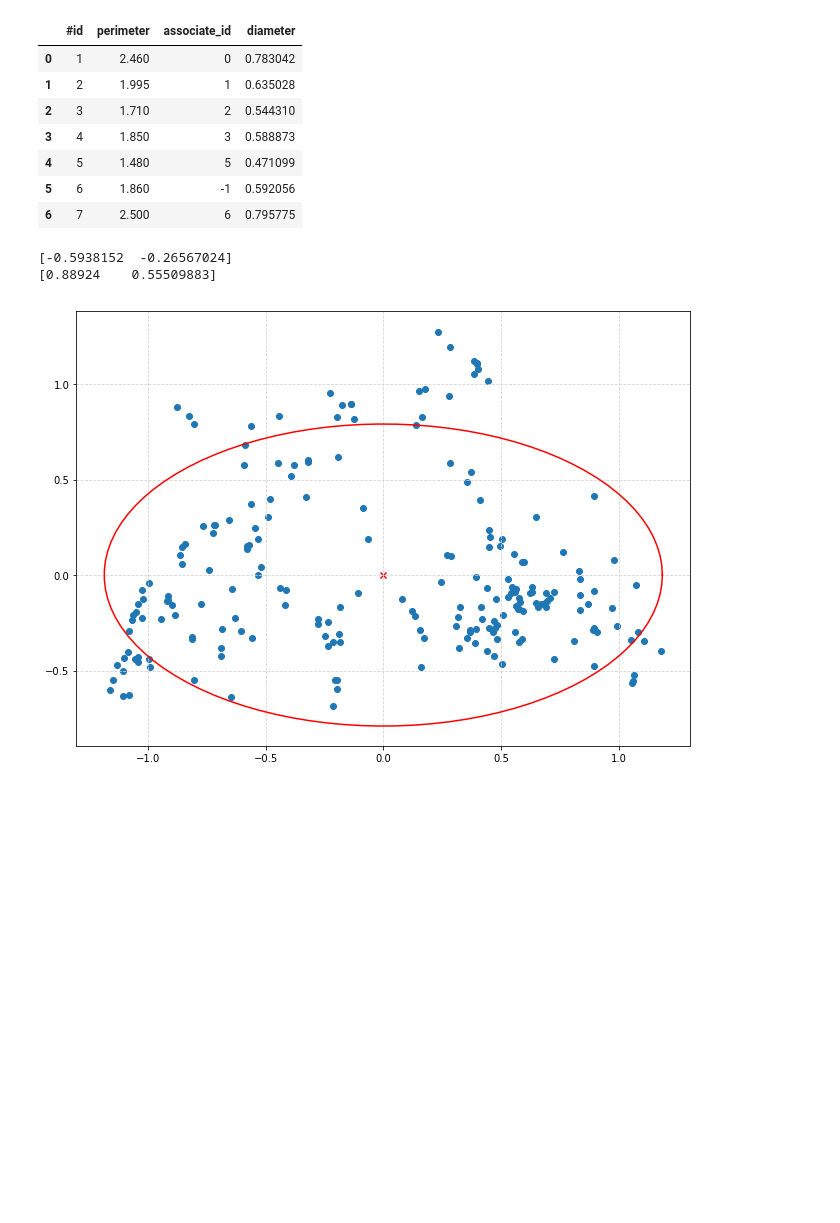
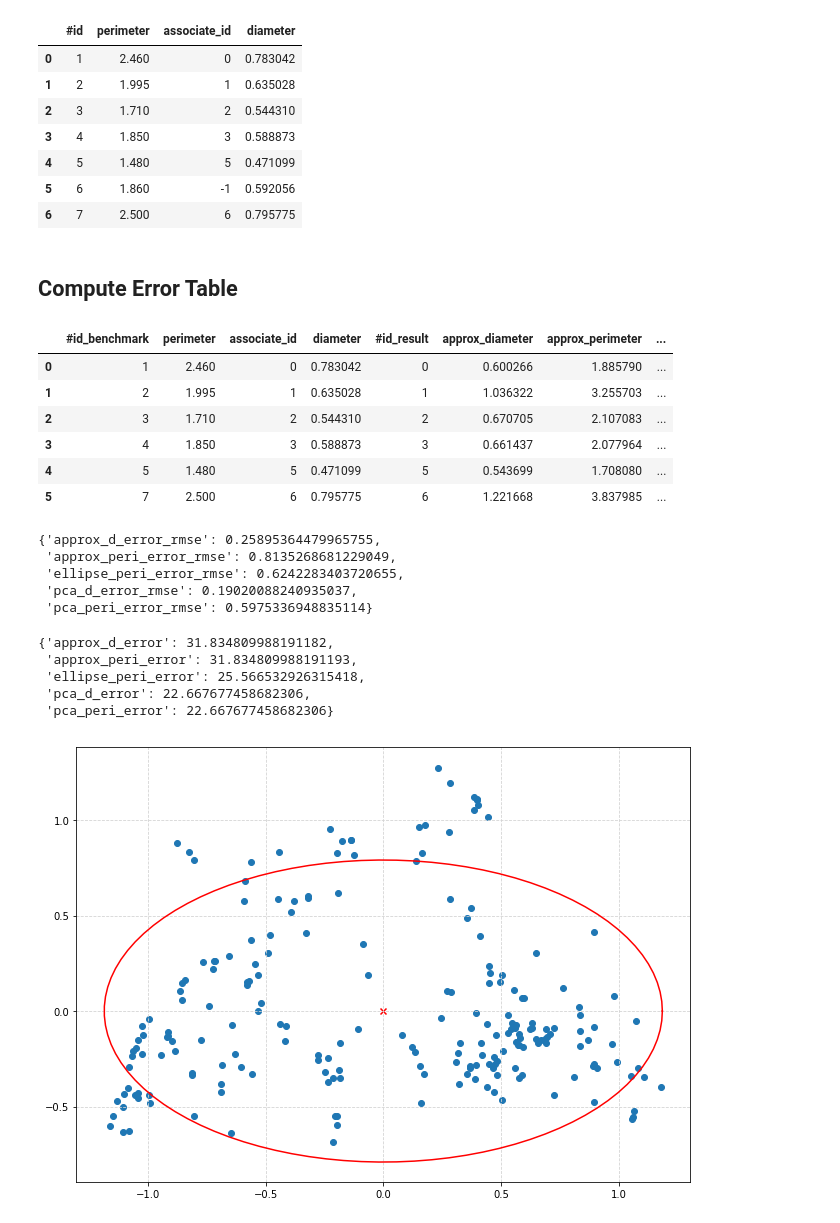
Before and after one commit to kandithws/ORB_SLAM2, a Jupyter notebook: scripts/tree_result.ipynb, the cells around one changed output. Drawn from its saved outputs; the diff is of its cells as text; code cells hidden in the pictures; blank space fills up the shorter version.

Commit message:
update result ipynb final

```diff
--- a/scripts/tree_result.ipynb
+++ b/scripts/tree_result.ipynb
@@ -500,6 +500,0 @@ out = pca.transform(cloud0[:, :2])
-# %%
-print(np.min(out, axis=0))
-print(np.max(out, axis=0))
-# %% [output]
-[-0.5938152  -0.26567024]
-[0.88924    0.55509883]
@@ -507,0 +501,51 @@ import scipy
+# %% [markdown]
+## Compute Error Table
+# %%
+merge_df = pd.merge(benchmark, results_df, suffixes=('_benchmark', '_result'),left_on='associate_id', right_on='#id')
+# %%
+from sklearn.metrics import mean_squared_error
+
+def percent_error_each(predicted, actual):
+    return (np.abs(predicted - actual) / actual) * 100
+# %%
+# cuboid
+merge_df['approx_peri_error'] = percent_error_each(merge_df['approx_perimeter'], merge_df['perimeter'])
+
+# ellipse
+merge_df['ellipse_peri_error'] = percent_error_each(merge_df['ellipse_perimeter'], merge_df['perimeter'])
+
+# cylinder conic section
+merge_df['pca_peri_error'] = percent_error_each(merge_df['pca_perimeter'], merge_df['perimeter'])
+
+merge_df['pca_d_error'] = percent_error_each(merge_df['pca_diameter'], merge_df['diameter'])
+
+merge_df['approx_d_error'] = percent_error_each(merge_df['approx_diameter'], merge_df['diameter'])
+
+rmse_results = {}
+rmse_results['approx_peri_error_rmse'] = np.sqrt(mean_squared_error(merge_df['perimeter'], merge_df['approx_perimeter']))
+
+rmse_results['ellipse_peri_error_rmse'] = np.sqrt(mean_squared_error(merge_df['perimeter'], merge_df['ellipse_perimeter']))
+
+rmse_results['pca_peri_error_rmse'] = np.sqrt(mean_squared_error(merge_df['perimeter'], merge_df['pca_perimeter']))
+
+rmse_results['pca_d_error_rmse'] = np.sqrt(mean_squared_error(merge_df['diameter'], merge_df['pca_diameter']))
+
+rmse_results['approx_d_error_rmse'] = np.sqrt(mean_squared_error(merge_df['diameter'], merge_df['approx_diameter']))
+
+avg_percent_results = {}
+
+avg_percent_results['approx_peri_error'] = np.mean(merge_df['approx_peri_error'])
+avg_percent_results['ellipse_peri_error'] = np.mean(merge_df['ellipse_peri_error'])
+avg_percent_results['pca_peri_error'] = np.mean(merge_df['pca_peri_error'])
+avg_percent_results['pca_d_error'] = np.mean(merge_df['pca_d_error'])
+avg_percent_results['approx_d_error'] = np.mean(merge_df['approx_d_error'])
+# %%
+merge_df
+# %% [output]
+|  | #id_benchmark | perimeter | associate_id | diameter | #id_result | approx_diameter | approx_perimeter | ... |
+| 0 | 1 | 2.460 | 0 | 0.783042 | 0 | 0.600266 | 1.885790 | ... |
+| 1 | 2 | 1.995 | 1 | 0.635028 | 1 | 1.036322 | 3.255703 | ... |
+| 2 | 3 | 1.710 | 2 | 0.544310 | 2 | 0.670705 | 2.107083 | ... |
+| 3 | 4 | 1.850 | 3 | 0.588873 | 3 | 0.661437 | 2.077964 | ... |
+| 4 | 5 | 1.480 | 5 | 0.471099 | 5 | 0.543699 | 1.708080 | ... |
+| 5 | 7 | 2.500 | 6 | 0.795775 | 6 | 1.221668 | 3.837985 | ... |
@@ -508,3 +554,19 @@ import scipy
+# %%
+rmse_results
+# %% [output]
+{'approx_d_error_rmse': 0.25895364479965755,
+ 'approx_peri_error_rmse': 0.8135268681229049,
+ 'ellipse_peri_error_rmse': 0.6242283403720655,
+ 'pca_d_error_rmse': 0.19020088240935037,
+ 'pca_peri_error_rmse': 0.5975336948835114}
+# %%
+avg_percent_results
+# %% [output]
+{'approx_d_error': 31.834809988191182,
+ 'approx_peri_error': 31.834809988191193,
+ 'ellipse_peri_error': 25.566532926315418,
+ 'pca_d_error': 22.667677458682306,
+ 'pca_peri_error': 22.667677458682306}
 # %%
 dataProject = pca_points[6]
 plt.figure(figsize=(11,8))
```
Also changed, not shown: parts of 7 cells of this notebook, 1 other file.
